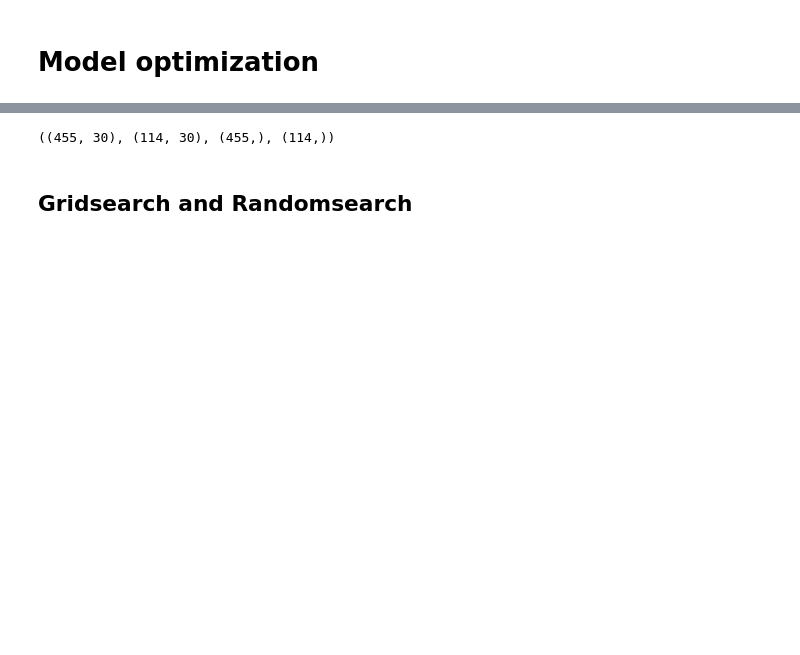
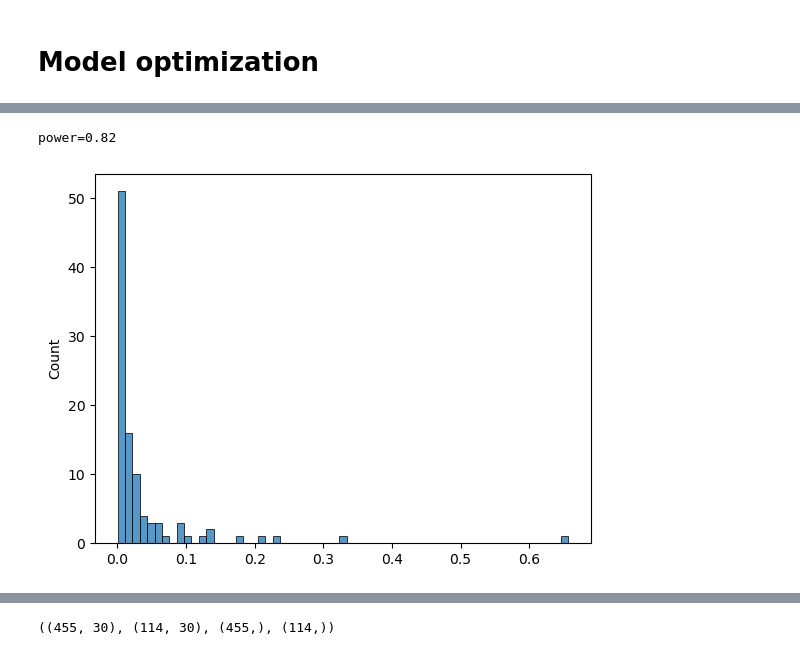
Before and after one commit to Zuyd-ADSAI/ZM001-2425-data-science, a Jupyter notebook: notebooks/ds_week8_model_optimization.ipynb, the cells around one changed output, grey strips where cells are left out. Cells and saved outputs as stored; diff of their text form; code cells hidden in the pictures; blank space fills up the shorter version.

```diff
--- a/notebooks/ds_week8_model_optimization.ipynb
+++ b/notebooks/ds_week8_model_optimization.ipynb
@@ -8,3 +53,42 @@ import seaborn as sns
+# %%
+from sklearn.datasets import load_breast_cancer
+
+dataset = load_breast_cancer()
+X = dataset.data
+Y = dataset.target
+# %%
+from sklearn.linear_model import LogisticRegression
+from sklearn.tree import DecisionTreeClassifier
+from scipy.stats import ttest_rel
+from sklearn.model_selection import train_test_split
+
+p_values = []
+
+for _ in range(100):
+    acc_lr = []
+    acc_dt = []
+
+    for _ in range(10):
+        X_train, X_test, Y_train, Y_test = train_test_split(X, Y, test_size=.2, stratify=Y)
+        lr = LogisticRegression(solver='liblinear').fit(X_train, Y_train)
+        dt = DecisionTreeClassifier().fit(X_train, Y_train)
+
+        acc_lr.append(lr.score(X_test, Y_test))
+        acc_dt.append(dt.score(X_test, Y_test))
+
+    acc_dt = np.array(acc_dt)
+    acc_lr = np.array(acc_lr)
+
+    p_values.append(ttest_rel(acc_dt, acc_lr).pvalue)
+# %%
+p_values = np.array(p_values)
+
+sns.histplot(p_values)
+power = np.sum(p_values < 0.05)/p_values.shape[0]
+print(f"{power=}")
+# %% [output]
+power=0.82
+[figure, added]
 # %%
 from sklearn.datasets import load_breast_cancer
 
@@ -31,5 +115,3 @@ X = df_bc.iloc[:, :-1]
 y = df_bc.iloc[:, -1]
 # %% [output]
 ((455, 30), (114, 30), (455,), (114,))
-# %% [markdown]
-## Gridsearch and Randomsearch
```
Also changed, not shown: parts of 18 cells of this notebook, 1 other file.
